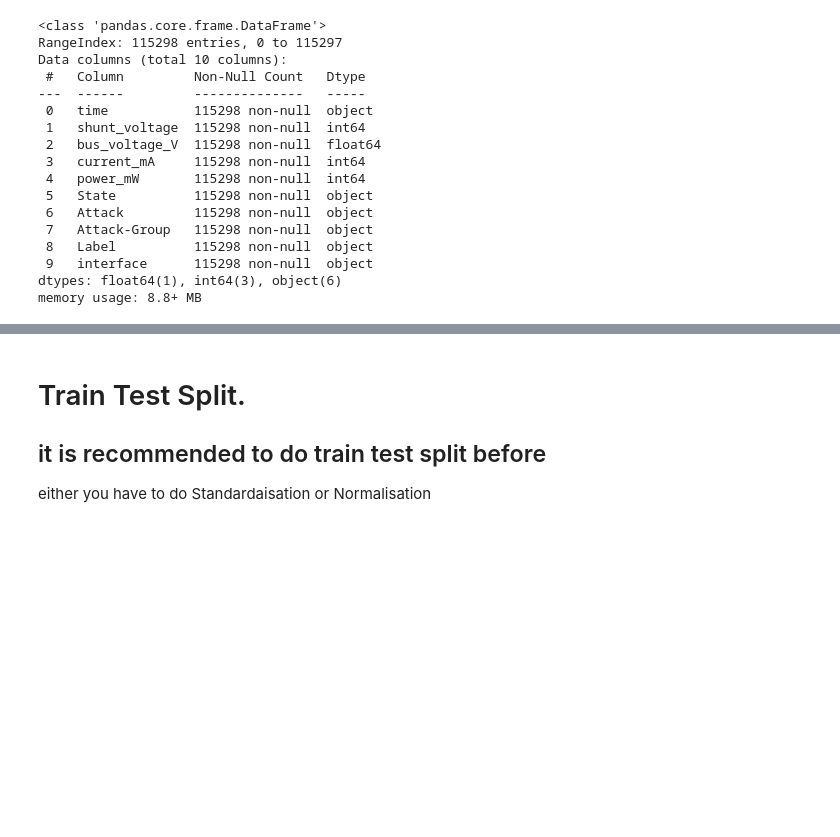
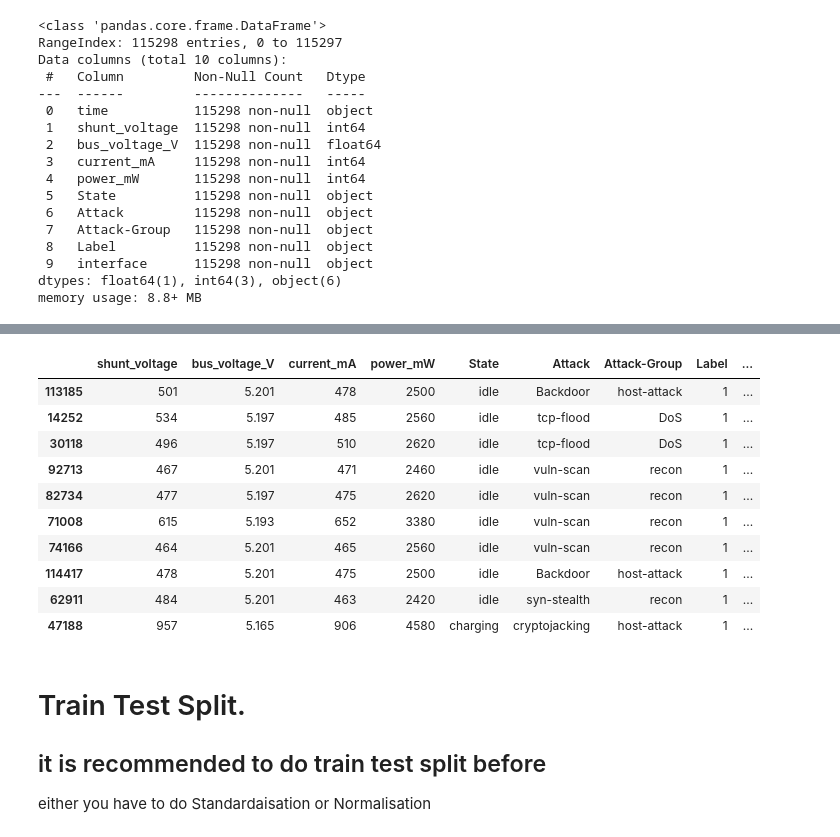
Before and after one commit to imtufail/Machine-Learning-, a Jupyter notebook: Feature Scaling /Standardization.ipynb, the cells around one changed output, grey strips where cells are left out. Saved outputs shown, nothing was run; the diff lists cells and outputs as text; code cells hidden in the pictures; blank space fills up the shorter version.

```diff
--- a/Feature Scaling /Standardization.ipynb
+++ b/Feature Scaling /Standardization.ipynb
@@ -79,4 +82,18 @@ dtypes: float64(1), int64(3), object(6)
 memory usage: 8.8+ MB
+# %%
+evsdf.sample(10)
+# %% [output]
+|  | shunt_voltage | bus_voltage_V | current_mA | power_mW | State | Attack | Attack-Group | Label | ... |
+| 113185 | 501 | 5.201 | 478 | 2500 | idle | Backdoor | host-attack | 1 | ... |
+| 14252 | 534 | 5.197 | 485 | 2560 | idle | tcp-flood | DoS | 1 | ... |
+| 30118 | 496 | 5.197 | 510 | 2620 | idle | tcp-flood | DoS | 1 | ... |
+| 92713 | 467 | 5.201 | 471 | 2460 | idle | vuln-scan | recon | 1 | ... |
+| 82734 | 477 | 5.197 | 475 | 2620 | idle | vuln-scan | recon | 1 | ... |
+| 71008 | 615 | 5.193 | 652 | 3380 | idle | vuln-scan | recon | 1 | ... |
+| 74166 | 464 | 5.201 | 465 | 2560 | idle | vuln-scan | recon | 1 | ... |
+| 114417 | 478 | 5.201 | 475 | 2500 | idle | Backdoor | host-attack | 1 | ... |
+| 62911 | 484 | 5.201 | 463 | 2420 | idle | syn-stealth | recon | 1 | ... |
+| 47188 | 957 | 5.165 | 906 | 4580 | charging | cryptojacking | host-attack | 1 | ... |
 # %% [markdown]
 # Train Test Split.
 ## it is recommended to do train test split before
```
Also changed, not shown: parts of 12 cells of this notebook.
